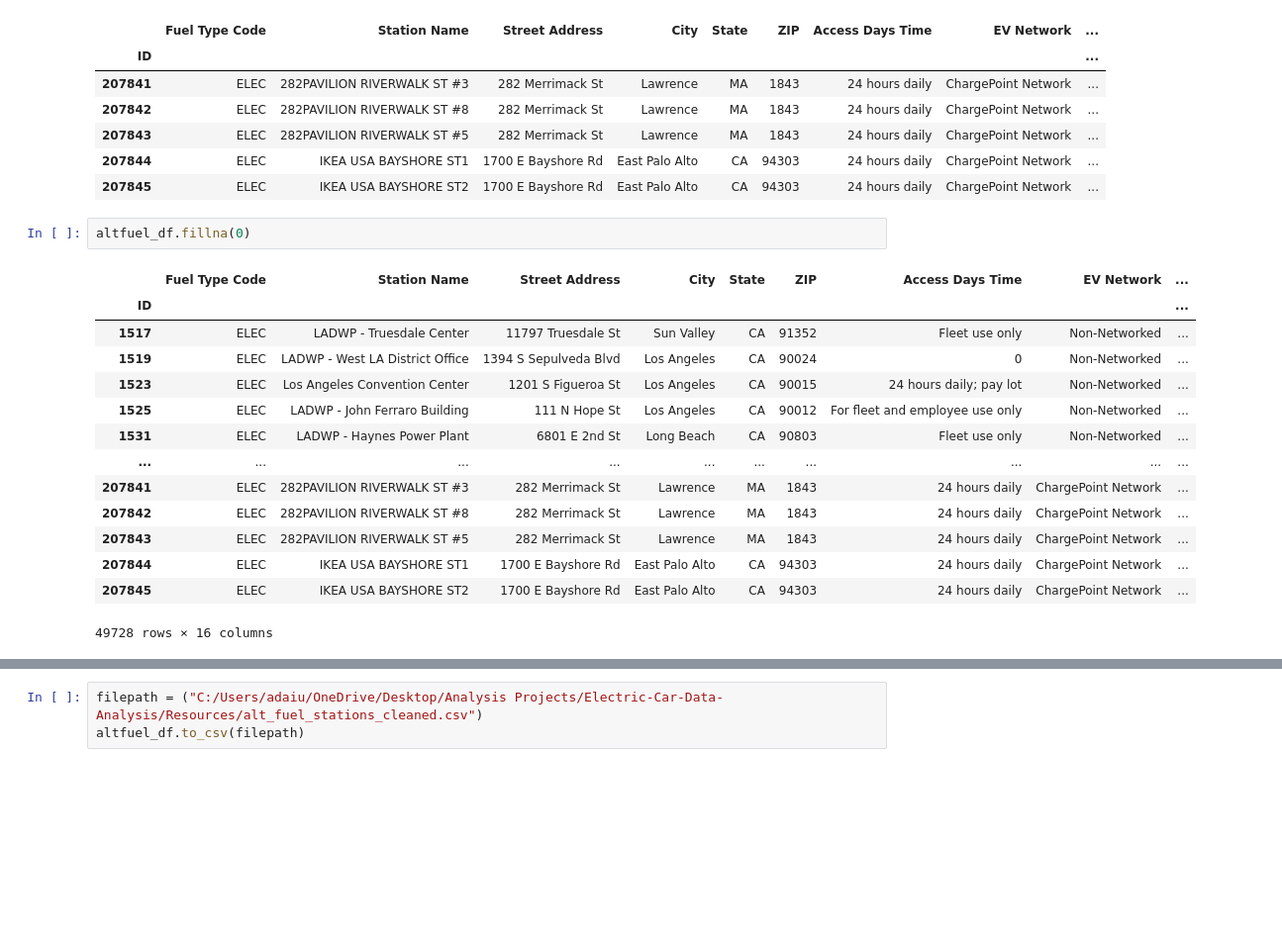
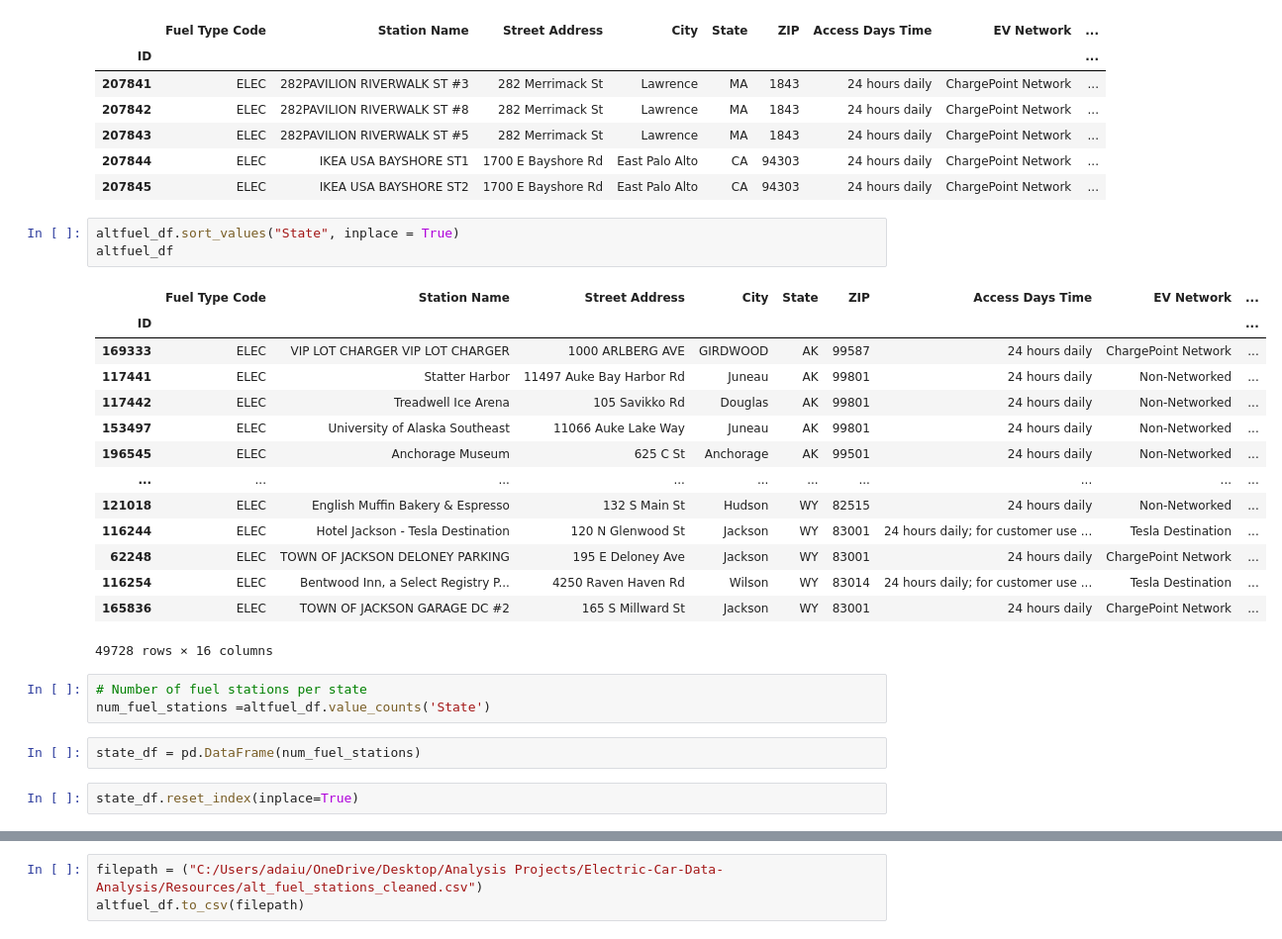
Before and after one commit to sedaverde/Electric-Car-Data-Analysis, a Jupyter notebook: alt_fuel_station_cleaning_data.ipynb, the cells around one changed output, grey strips where cells are left out. Shown: that part at 99% size. Drawn from its saved outputs; the diff is of its cells as text; blank space fills up the shorter version.

```diff
--- a/alt_fuel_station_cleaning_data.ipynb
+++ b/alt_fuel_station_cleaning_data.ipynb
@@ -109,20 +110,28 @@ altfuel_df.tail()
 | 207843 | ELEC | 282PAVILION RIVERWALK ST #5 | 282 Merrimack St | Lawrence | MA | 1843 | 24 hours daily | ChargePoint Network | ... |
 | 207844 | ELEC | IKEA USA BAYSHORE ST1 | 1700 E Bayshore Rd | East Palo Alto | CA | 94303 | 24 hours daily | ChargePoint Network | ... |
 | 207845 | ELEC | IKEA USA BAYSHORE ST2 | 1700 E Bayshore Rd | East Palo Alto | CA | 94303 | 24 hours daily | ChargePoint Network | ... |
-# %%
-altfuel_df.fillna(0)
-# %% [output]
-|  | Fuel Type Code | Station Name | Street Address | City | State | ZIP | Access Days Time | EV Network | ... |
-| ID |  |  |  |  |  |  |  |  | ... |
-| 1517 | ELEC | LADWP - Truesdale Center | 11797 Truesdale St | Sun Valley | CA | 91352 | Fleet use only | Non-Networked | ... |
-| 1519 | ELEC | LADWP - West LA District Office | 1394 S Sepulveda Blvd | Los Angeles | CA | 90024 | 0 | Non-Networked | ... |
-| 1523 | ELEC | Los Angeles Convention Center | 1201 S Figueroa St | Los Angeles | CA | 90015 | 24 hours daily; pay lot | Non-Networked | ... |
-| 1525 | ELEC | LADWP - John Ferraro Building | 111 N Hope St | Los Angeles | CA | 90012 | For fleet and employee use only | Non-Networked | ... |
-| 1531 | ELEC | LADWP - Haynes Power Plant | 6801 E 2nd St | Long Beach | CA | 90803 | Fleet use only | Non-Networked | ... |
-| ... | ... | ... | ... | ... | ... | ... | ... | ... | ... |
-| 207841 | ELEC | 282PAVILION RIVERWALK ST #3 | 282 Merrimack St | Lawrence | MA | 1843 | 24 hours daily | ChargePoint Network | ... |
-| 207842 | ELEC | 282PAVILION RIVERWALK ST #8 | 282 Merrimack St | Lawrence | MA | 1843 | 24 hours daily | ChargePoint Network | ... |
-| 207843 | ELEC | 282PAVILION RIVERWALK ST #5 | 282 Merrimack St | Lawrence | MA | 1843 | 24 hours daily | ChargePoint Network | ... |
-| 207844 | ELEC | IKEA USA BAYSHORE ST1 | 1700 E Bayshore Rd | East Palo Alto | CA | 94303 | 24 hours daily | ChargePoint Network | ... |
-| 207845 | ELEC | IKEA USA BAYSHORE ST2 | 1700 E Bayshore Rd | East Palo Alto | CA | 94303 | 24 hours daily | ChargePoint Network | ... |
-49728 rows × 16 columns
+# %%
+altfuel_df.sort_values("State", inplace = True)
+altfuel_df
+# %% [output]
+|  | Fuel Type Code | Station Name | Street Address | City | State | ZIP | Access Days Time | EV Network | ... |
+| ID |  |  |  |  |  |  |  |  | ... |
+| 169333 | ELEC | VIP LOT CHARGER VIP LOT CHARGER | 1000 ARLBERG AVE | GIRDWOOD | AK | 99587 | 24 hours daily | ChargePoint Network | ... |
+| 117441 | ELEC | Statter Harbor | 11497 Auke Bay Harbor Rd | Juneau | AK | 99801 | 24 hours daily | Non-Networked | ... |
+| 117442 | ELEC | Treadwell Ice Arena | 105 Savikko Rd | Douglas | AK | 99801 | 24 hours daily | Non-Networked | ... |
+| 153497 | ELEC | University of Alaska Southeast | 11066 Auke Lake Way | Juneau | AK | 99801 | 24 hours daily | Non-Networked | ... |
+| 196545 | ELEC | Anchorage Museum | 625 C St | Anchorage | AK | 99501 | 24 hours daily | Non-Networked | ... |
+| ... | ... | ... | ... | ... | ... | ... | ... | ... | ... |
+| 121018 | ELEC | English Muffin Bakery & Espresso | 132 S Main St | Hudson | WY | 82515 | 24 hours daily | Non-Networked | ... |
+| 116244 | ELEC | Hotel Jackson - Tesla Destination | 120 N Glenwood St | Jackson | WY | 83001 | 24 hours daily; for customer use ... | Tesla Destination | ... |
+| 62248 | ELEC | TOWN OF JACKSON DELONEY PARKING | 195 E Deloney Ave | Jackson | WY | 83001 | 24 hours daily | ChargePoint Network | ... |
+| 116254 | ELEC | Bentwood Inn, a Select Registry P... | 4250 Raven Haven Rd | Wilson | WY | 83014 | 24 hours daily; for customer use ... | Tesla Destination | ... |
+| 165836 | ELEC | TOWN OF JACKSON GARAGE DC #2 | 165 S Millward St | Jackson | WY | 83001 | 24 hours daily | ChargePoint Network | ... |
+49728 rows × 16 columns
+# %%
+# Number of fuel stations per state
+num_fuel_stations =altfuel_df.value_counts('State')
+# %%
+state_df = pd.DataFrame(num_fuel_stations)
+# %%
+state_df.reset_index(inplace=True)
```
Also changed, not shown: parts of 4 cells of this notebook, 1 other file.
